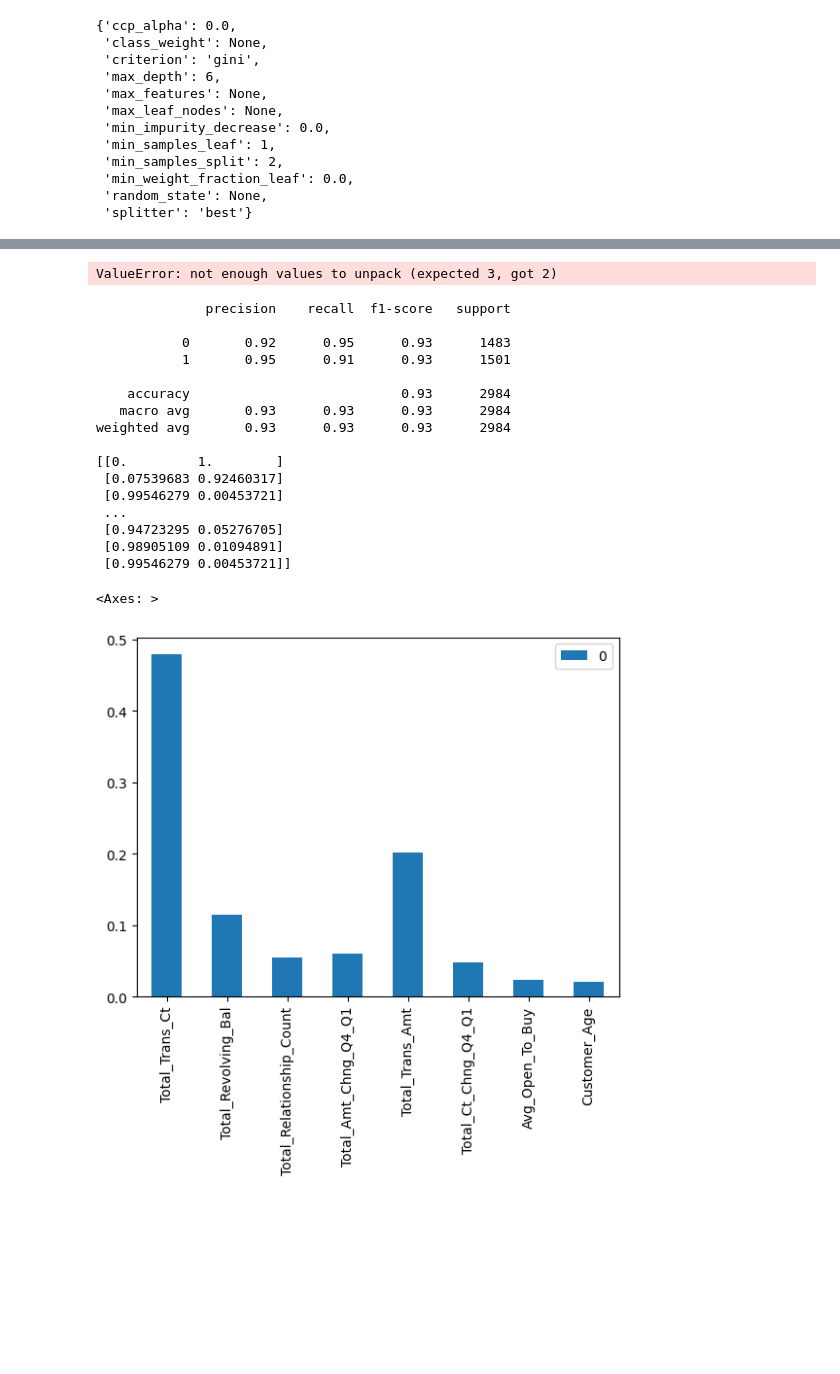
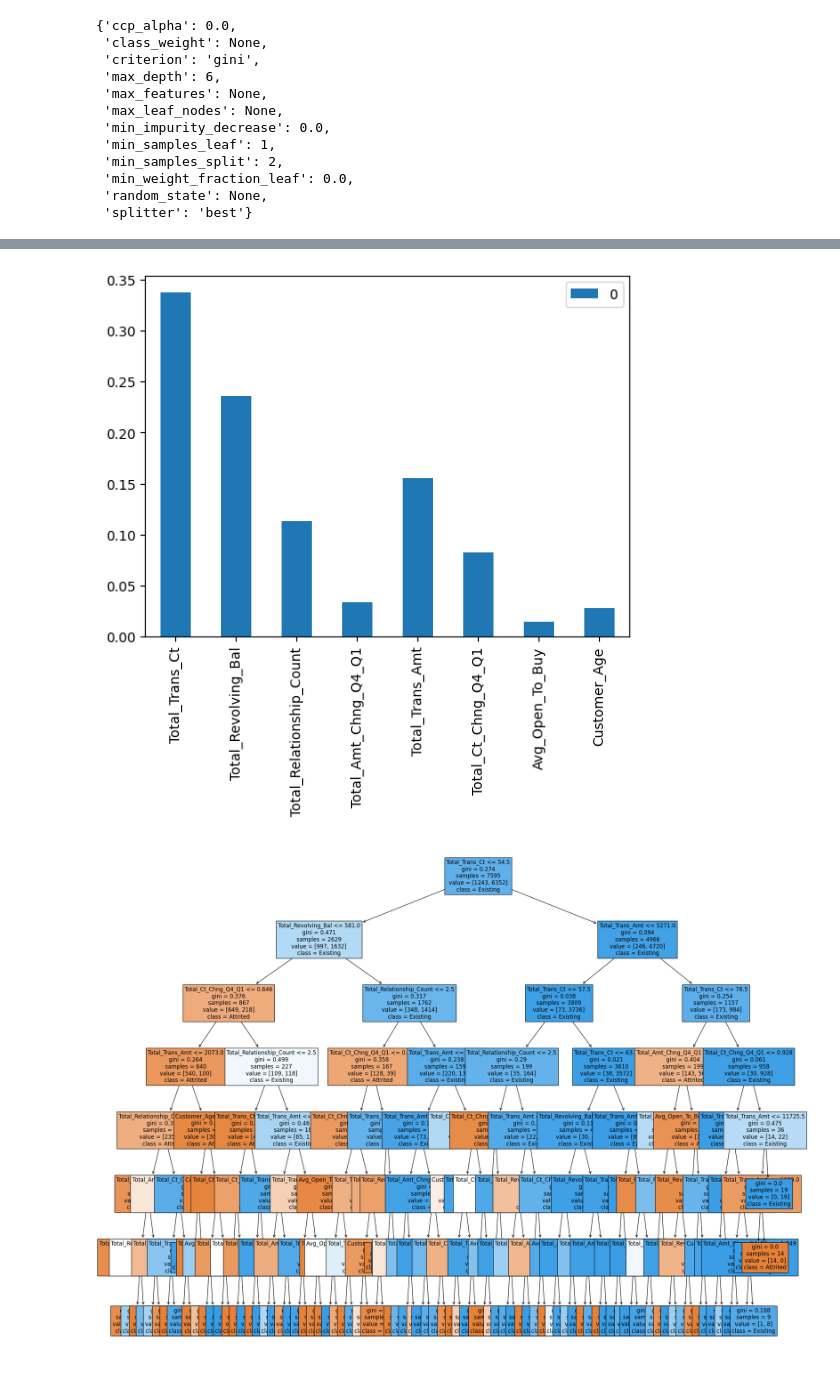
Before and after one commit to Yheloww/ChurnPredictionProject, a Jupyter notebook: ML/Notebook/classification.ipynb, the cells around one changed output, grey strips where cells are left out. Drawn from its saved outputs; the diff is of its cells as text; code cells hidden in the pictures; blank space fills up the shorter version.

```diff
--- a/ML/Notebook/classification.ipynb
+++ b/ML/Notebook/classification.ipynb
@@ -145,65 +142,15 @@ print(classification_report(y_test, y_pred))
     accuracy                           0.95      2532
    macro avg       0.90      0.90      0.90      2532
 weighted avg       0.95      0.95      0.95      2532
-# %%
-# with standard scaler
-from sklearn.compose import ColumnTransformer
-from sklearn.preprocessing import OneHotEncoder
-
-X_train,X_test, y_train, y_test = train_test_split(X_ros,y_ros,random_state=15)
-
-trf2 = ColumnTransformer(transformers =[
-        ('enc', OneHotEncoder(sparse = False)),
-    ], remainder ='passthrough')
-
-
-steps=[("encoder", trf2),
-       ("scale", StandardScaler()),
-       ("model", DecisionTreeClassifier(random_state=45, max_depth=7,criterion='gini', max_features=None))]
-
-pipe = Pipeline(steps)
-pipe.fit(X_train,y_train)
-
-y_pred = pipe.predict(X_test)
-
-print(pipe.score(X_test,y_test))
-disp = ConfusionMatrixDisplay.from_estimator(
-        pipe,
-        X_test,
-        y_test,
-        cmap=plt.cm.Blues
-    )
-# %% [output]
-ValueError: not enough values to unpack (expected 3, got 2)
-# %%
-from sklearn.metrics import classification_report
-print(classification_report(y_test, y_pred))
-
-y_predict = pipe.predict_proba(X_test)
-print(y_predict)
-# 0 = attrited customer, 1 = Existing customer
-# %% [output]
-              precision    recall  f1-score   support
-
-           0       0.92      0.95      0.93      1483
-           1       0.95      0.91      0.93      1501
-
-    accuracy                           0.93      2984
-   macro avg       0.93      0.93      0.93      2984
-weighted avg       0.93      0.93      0.93      2984
-
-[[0.         1.        ]
- [0.07539683 0.92460317]
- [0.99546279 0.00453721]
- ...
- [0.94723295 0.05276705]
- [0.98905109 0.01094891]
- [0.99546279 0.00453721]]
 # %%
+from sklearn import tree
 features_names = X.columns
-feature_importance = pd.DataFrame(pipe.steps[1][1].feature_importances_,index = features_names)
+feature_importance = pd.DataFrame(dtc.feature_importances_,index = features_names)
 #features = list(feature_importance[[0]>0].index)
 feature_importance.plot(kind='bar')
+
+fig = plt.figure(figsize=(25,20))
+_ = tree.plot_tree(dtc,feature_names=features_names, filled=True, fontsize=12, class_names={0:"Attrited", 1:"Existing"})
 # %% [output]
-<Axes: >
-[figure, old version]
+[figure, new version]
+[figure, added]
```
Also changed, not shown: parts of 5 cells of this notebook, 16 other files.
